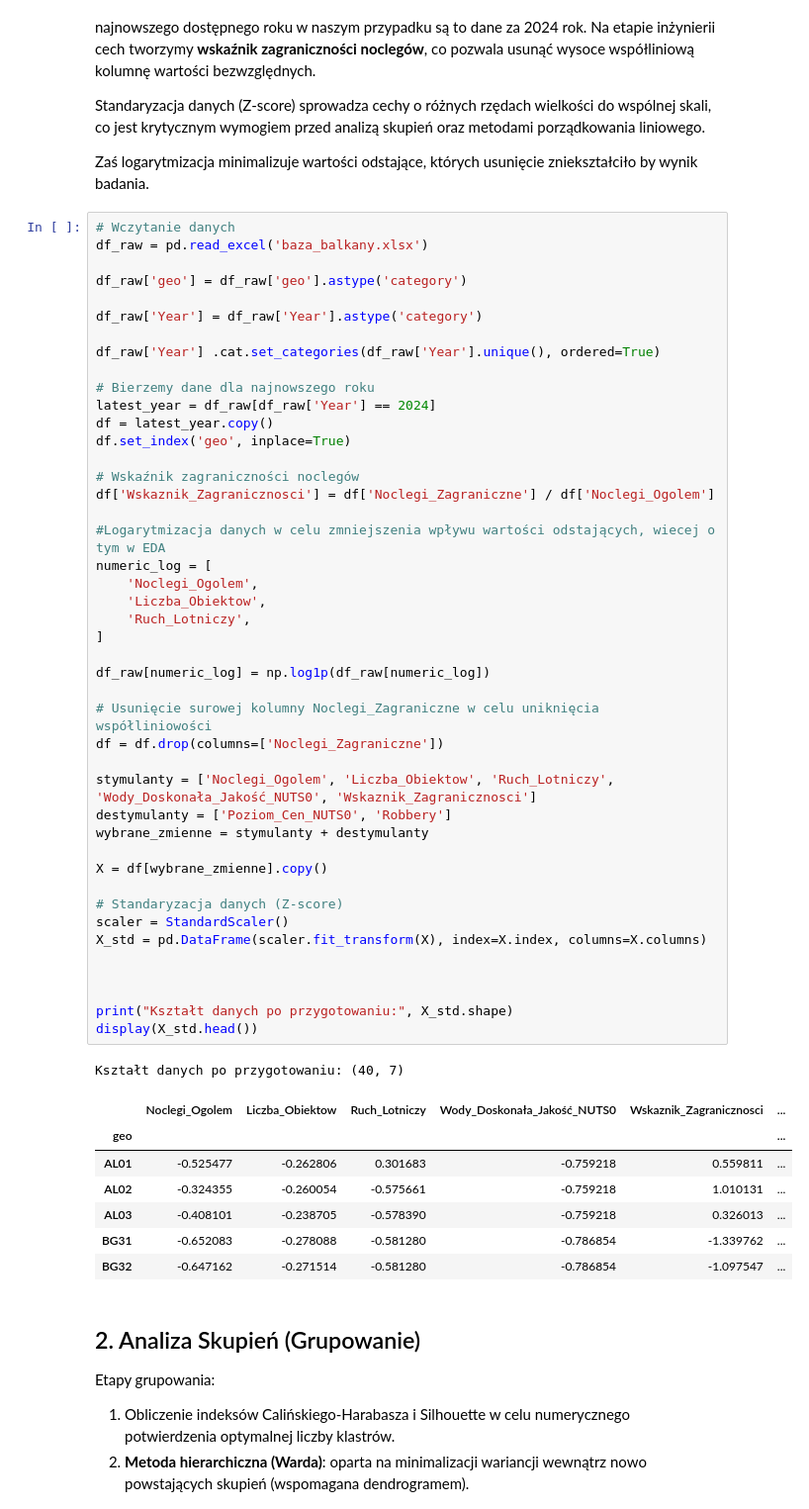
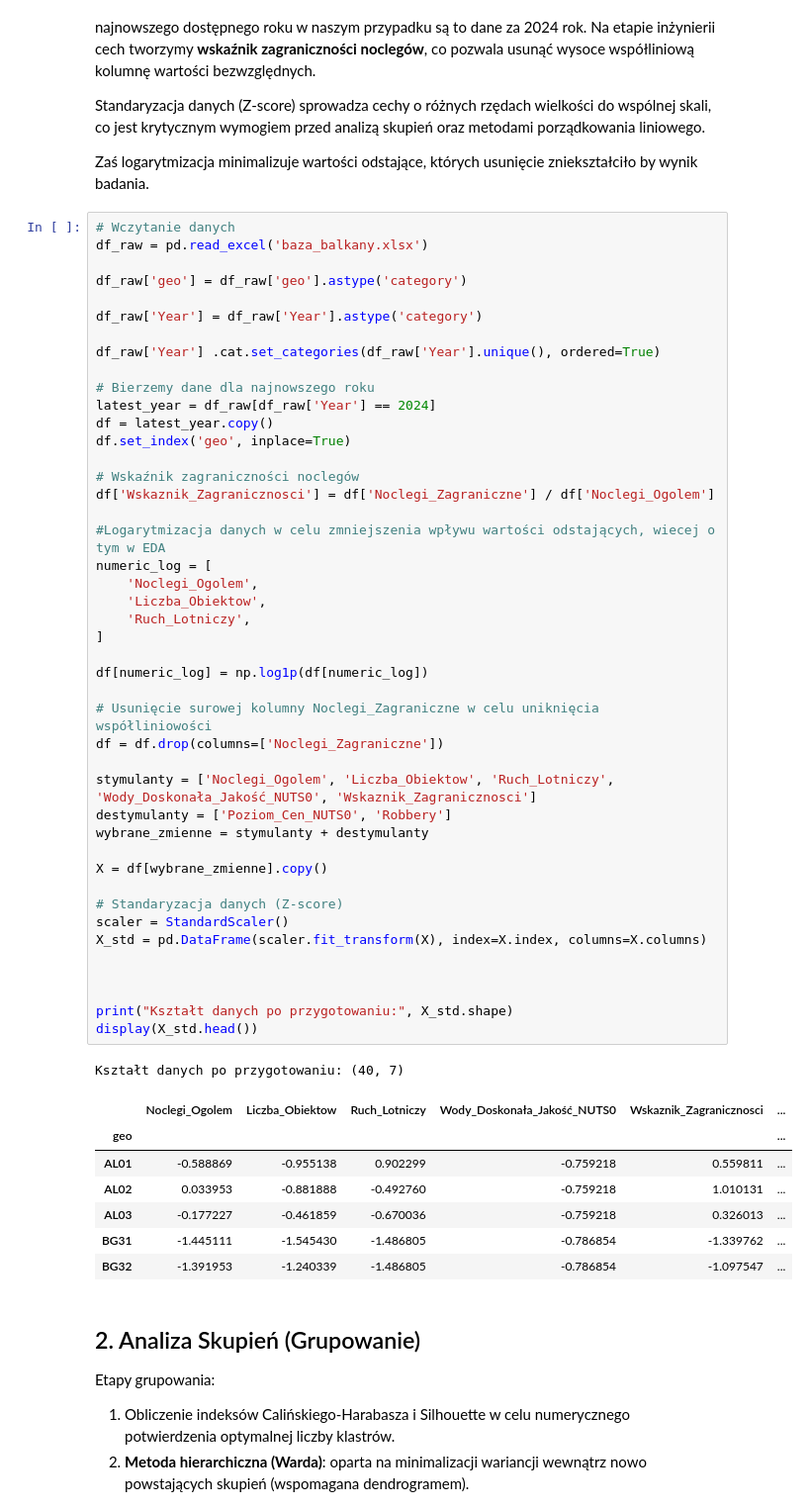
Before and after one commit to kawalerski-ja/Balkan-Tourism, a Jupyter notebook: Projekt_Balkany_Analiza_V3.ipynb, the cells around one changed output. Shown at 99% size. Cells and saved outputs as stored; diff of their text form.

```diff
--- a/Projekt_Balkany_Analiza_V3.ipynb
+++ b/Projekt_Balkany_Analiza_V3.ipynb
@@ -50,39 +50,39 @@ df['Wskaznik_Zagranicznosci'] = df['Noclegi_Zagraniczne'] / df['Noclegi_Ogolem']
 
 #Logarytmizacja danych w celu zmniejszenia wpływu wartości odstających, wiecej o tym w EDA
 numeric_log = [
     'Noclegi_Ogolem',
     'Liczba_Obiektow',
     'Ruch_Lotniczy',
 ]
 
-df_raw[numeric_log] = np.log1p(df_raw[numeric_log])
+df[numeric_log] = np.log1p(df[numeric_log])
 
 # Usunięcie surowej kolumny Noclegi_Zagraniczne w celu uniknięcia współliniowości
 df = df.drop(columns=['Noclegi_Zagraniczne'])
 
 stymulanty = ['Noclegi_Ogolem', 'Liczba_Obiektow', 'Ruch_Lotniczy', 'Wody_Doskonała_Jakość_NUTS0', 'Wskaznik_Zagranicznosci']
 destymulanty = ['Poziom_Cen_NUTS0', 'Robbery']
 wybrane_zmienne = stymulanty + destymulanty
 
 X = df[wybrane_zmienne].copy()
 
 # Standaryzacja danych (Z-score)
 scaler = StandardScaler()
 X_std = pd.DataFrame(scaler.fit_transform(X), index=X.index, columns=X.columns)
 
 
 
 print("Kształt danych po przygotowaniu:", X_std.shape)
 display(X_std.head())
 # %% [output]
 Kształt danych po przygotowaniu: (40, 7)
 |  | Noclegi_Ogolem | Liczba_Obiektow | Ruch_Lotniczy | Wody_Doskonała_Jakość_NUTS0 | Wskaznik_Zagranicznosci | ... |
 | geo |  |  |  |  |  | ... |
-| AL01 | -0.525477 | -0.262806 | 0.301683 | -0.759218 | 0.559811 | ... |
-| AL02 | -0.324355 | -0.260054 | -0.575661 | -0.759218 | 1.010131 | ... |
-| AL03 | -0.408101 | -0.238705 | -0.578390 | -0.759218 | 0.326013 | ... |
-| BG31 | -0.652083 | -0.278088 | -0.581280 | -0.786854 | -1.339762 | ... |
-| BG32 | -0.647162 | -0.271514 | -0.581280 | -0.786854 | -1.097547 | ... |
+| AL01 | -0.588869 | -0.955138 | 0.902299 | -0.759218 | 0.559811 | ... |
+| AL02 | 0.033953 | -0.881888 | -0.492760 | -0.759218 | 1.010131 | ... |
+| AL03 | -0.177227 | -0.461859 | -0.670036 | -0.759218 | 0.326013 | ... |
+| BG31 | -1.445111 | -1.545430 | -1.486805 | -0.786854 | -1.339762 | ... |
+| BG32 | -1.391953 | -1.240339 | -1.486805 | -0.786854 | -1.097547 | ... |
 # %% [markdown]
 ## 2. Analiza Skupień (Grupowanie)
 
```
Also changed, not shown: parts of 4 cells of this notebook.
